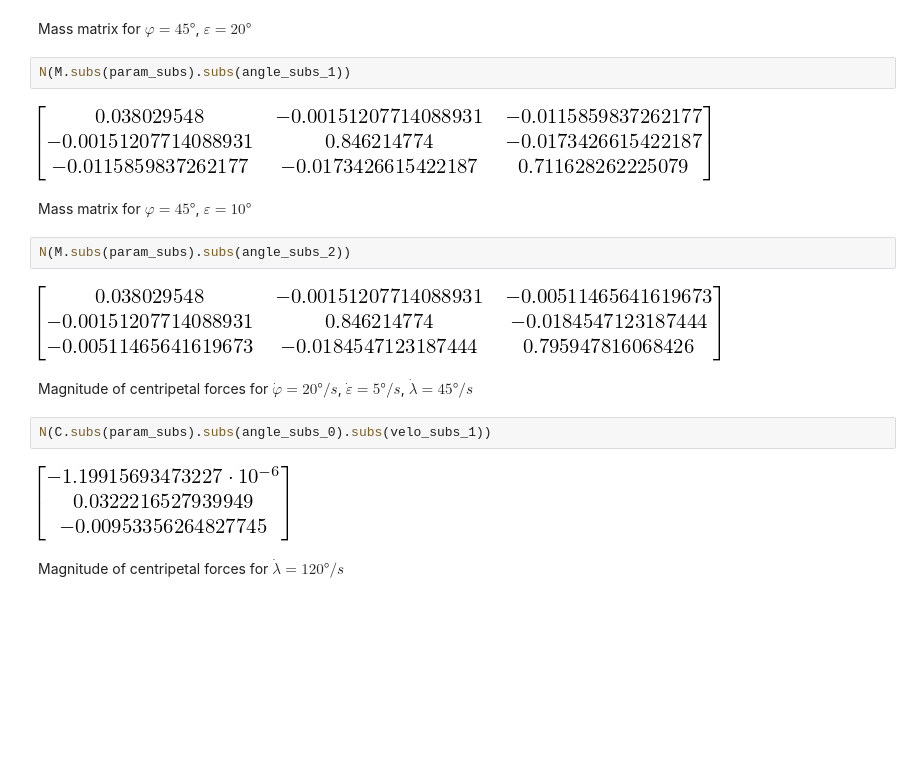
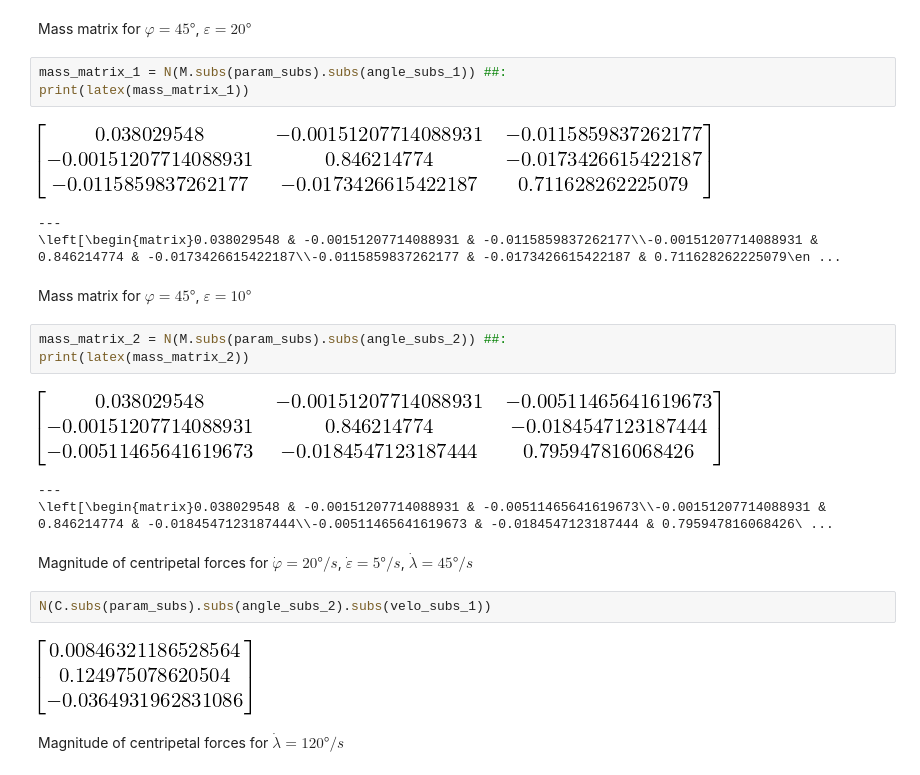
Before and after one commit to Rojetto/helicopter_thesis_code, a Jupyter notebook: scripts/model_derivation_new_frames.ipynb, the cells around one changed output. Saved outputs shown, nothing was run; the diff lists cells and outputs as text; blank space fills up the shorter version.

```diff
--- a/scripts/model_derivation_new_frames.ipynb
+++ b/scripts/model_derivation_new_frames.ipynb
@@ -277,21 +276,27 @@ print(latex(mass_matrix_0))
 # %% [markdown]
 Mass matrix for $\varphi=45°$, $\varepsilon=20°$
 # %%
-N(M.subs(param_subs).subs(angle_subs_1))
+mass_matrix_1 = N(M.subs(param_subs).subs(angle_subs_1)) ##:
+print(latex(mass_matrix_1))
 # %% [output]
 [figure]
+---
+\left[\begin{matrix}0.038029548 & -0.00151207714088931 & -0.0115859837262177\\-0.00151207714088931 & 0.846214774 & -0.0173426615422187\\-0.0115859837262177 & -0.0173426615422187 & 0.711628262225079\en ...
 # %% [markdown]
 Mass matrix for $\varphi=45°$, $\varepsilon=10°$
 # %%
-N(M.subs(param_subs).subs(angle_subs_2))
+mass_matrix_2 = N(M.subs(param_subs).subs(angle_subs_2)) ##:
+print(latex(mass_matrix_2))
 # %% [output]
 [figure]
+---
+\left[\begin{matrix}0.038029548 & -0.00151207714088931 & -0.00511465641619673\\-0.00151207714088931 & 0.846214774 & -0.0184547123187444\\-0.00511465641619673 & -0.0184547123187444 & 0.795947816068426\ ...
 # %% [markdown]
 Magnitude of centripetal forces for $\dot\varphi=20°/s$, $\dot\varepsilon=5°/s$, $\dot\lambda=45°/s$
 # %%
-N(C.subs(param_subs).subs(angle_subs_0).subs(velo_subs_1))
+N(C.subs(param_subs).subs(angle_subs_2).subs(velo_subs_1))
 # %% [output]
-[figure, old version]
+[figure, new version]
 # %% [markdown]
 Magnitude of centripetal forces for $\dot\lambda=120°/s$
 # %%
```
Also changed, not shown: parts of 7 cells of this notebook, 1 other file.
